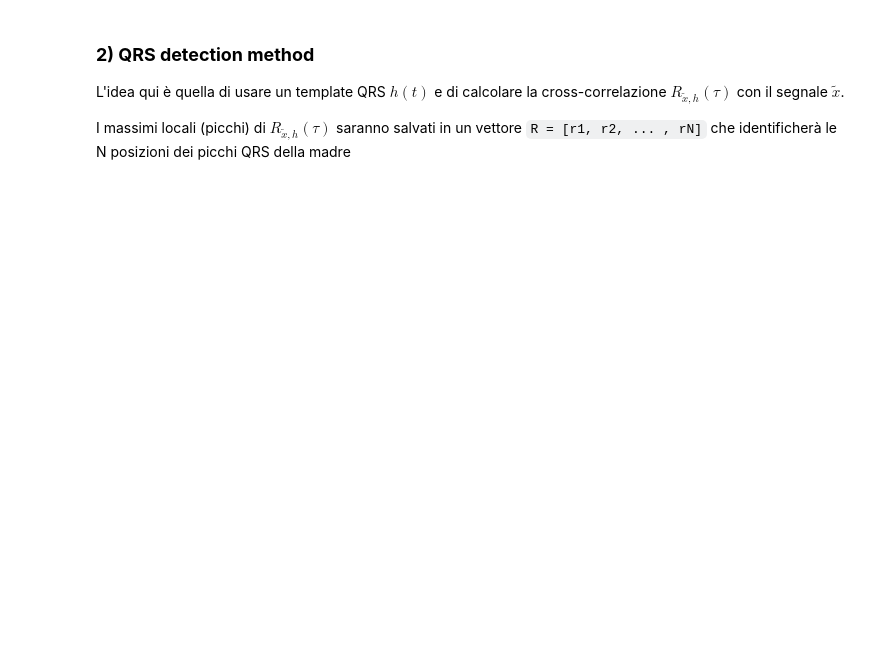
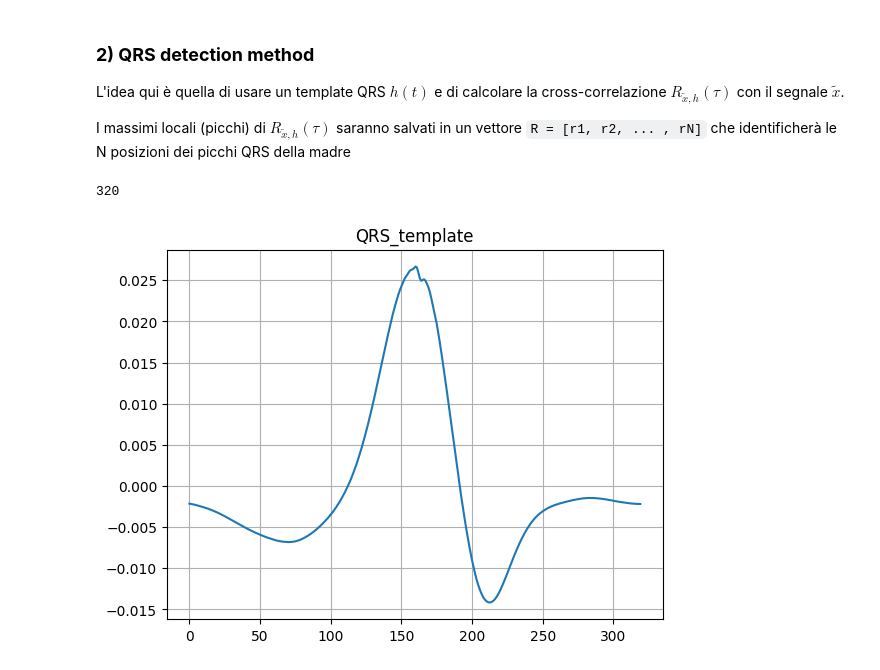
Before and after one commit to EmanueleGiavardi/BSP_project, a Jupyter notebook: test.ipynb, the cells around one changed output. Saved outputs shown, nothing was run; the diff lists cells and outputs as text; code cells hidden in the pictures; blank space fills up the shorter version.

Commit message:
upsampling e creazione QRS template

```diff
--- a/test.ipynb
+++ b/test.ipynb
@@ -192,0 +260,16 @@ I massimi locali (picchi) di $R_{\tilde{x},h}(τ)$ saranno salvati in un vettore
+# %%
+# modificata la dimensione della finestra. Con la durata di 0.10 secondi , dunque con 200 campioni, la finestra non sembra catturare bene l'intero complesso
+# GIUDIZIO QUALITATIVO
+
+duration_template_seconds = 0.16
+
+QRS_template = create_qrs_template(enhanced_QRS, new_sf, duration_template_seconds)
+
+print(len(QRS_template))
+plt.plot(QRS_template)
+plt.title('QRS_template')
+plt.grid(True)
+plt.show()
+# %% [output]
+320
+[figure, added]
```
Also changed, not shown: parts of 11 cells of this notebook.
